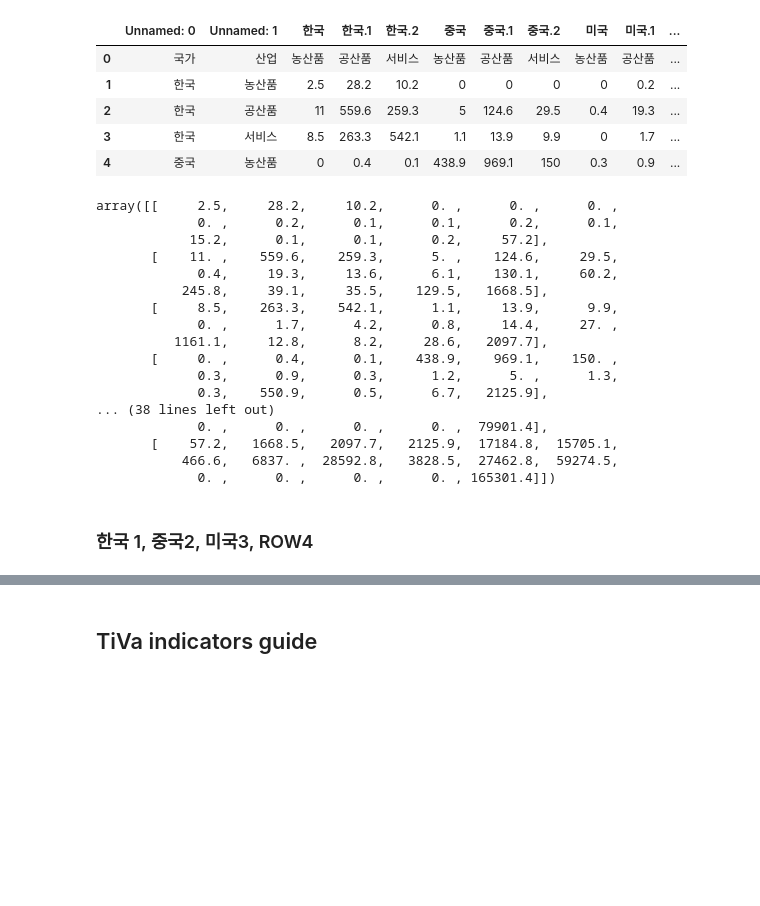
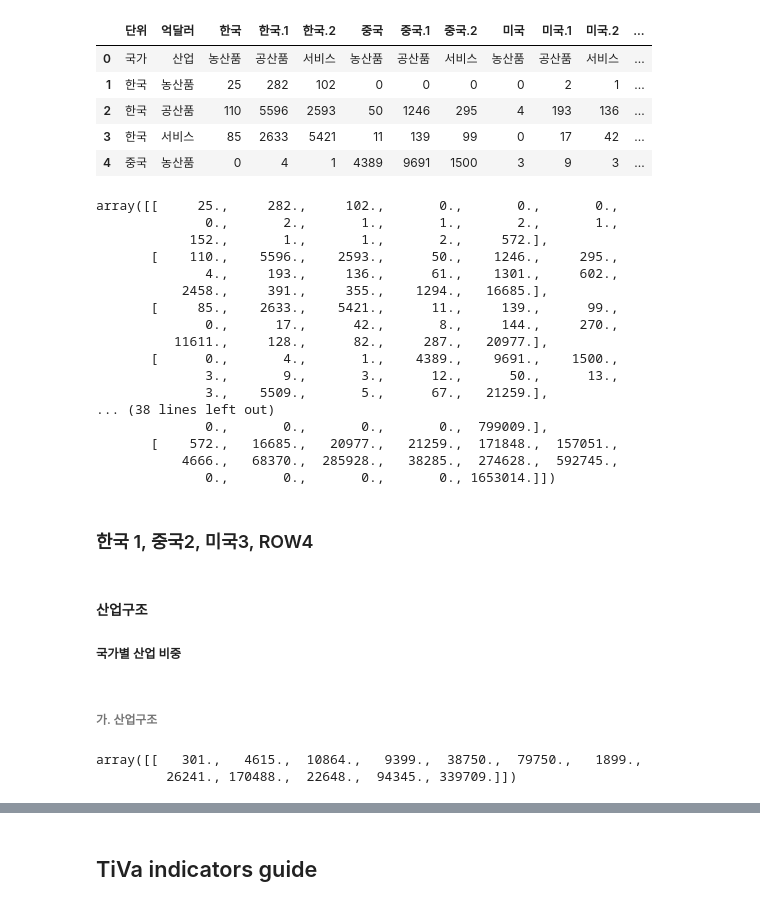
Before and after one commit to Tom-Jung/Tom-Jung, a Jupyter notebook: Ch8_1. ICIO_Indicators_0915.ipynb, the cells around one changed output, grey strips where cells are left out. Saved outputs shown, nothing was run; the diff lists cells and outputs as text; code cells hidden in the pictures; blank space fills up the shorter version.

```diff
--- a/Ch8_1. ICIO_Indicators_0915.ipynb
+++ b/Ch8_1. ICIO_Indicators_0915.ipynb
@@ -12,37 +11,50 @@ np.set_printoptions(precision=3,suppress=True) # 결과를 소수 3자리까지
 # %%
 # icio =pd.read_csv('/content/drive/MyDrive/ICIO/ICIO2021_2018.csv')
 # %%
-url_icio = "https://raw.githubusercontent.com/Tom-Jung/legendary-funicular/main/ICIO_4cons_3secs_1Fd.csv"  # 4국 9부문 2020년 ICIO 불러오기
+url_icio = "https://raw.githubusercontent.com/Tom-Jung/legendary-funicular/main/4cons_3secs_1fd_final.csv"  # 4국 9부문 2020년 ICIO 불러오기
 icio = pd.read_csv(url_icio)
 icio.head()
 # %% [output]
-|  | Unnamed: 0 | Unnamed: 1 | 한국 | 한국.1 | 한국.2 | 중국 | 중국.1 | 중국.2 | 미국 | 미국.1 | ... |
-| 0 | 국가 | 산업 | 농산품 | 공산품 | 서비스 | 농산품 | 공산품 | 서비스 | 농산품 | 공산품 | ... |
-| 1 | 한국 | 농산품 | 2.5 | 28.2 | 10.2 | 0 | 0 | 0 | 0 | 0.2 | ... |
-| 2 | 한국 | 공산품 | 11 | 559.6 | 259.3 | 5 | 124.6 | 29.5 | 0.4 | 19.3 | ... |
-| 3 | 한국 | 서비스 | 8.5 | 263.3 | 542.1 | 1.1 | 13.9 | 9.9 | 0 | 1.7 | ... |
-| 4 | 중국 | 농산품 | 0 | 0.4 | 0.1 | 438.9 | 969.1 | 150 | 0.3 | 0.9 | ... |
+|  | 단위 | 억달러 | 한국 | 한국.1 | 한국.2 | 중국 | 중국.1 | 중국.2 | 미국 | 미국.1 | 미국.2 | ... |
+| 0 | 국가 | 산업 | 농산품 | 공산품 | 서비스 | 농산품 | 공산품 | 서비스 | 농산품 | 공산품 | 서비스 | ... |
+| 1 | 한국 | 농산품 | 25 | 282 | 102 | 0 | 0 | 0 | 0 | 2 | 1 | ... |
+| 2 | 한국 | 공산품 | 110 | 5596 | 2593 | 50 | 1246 | 295 | 4 | 193 | 136 | ... |
+| 3 | 한국 | 서비스 | 85 | 2633 | 5421 | 11 | 139 | 99 | 0 | 17 | 42 | ... |
+| 4 | 중국 | 농산품 | 0 | 4 | 1 | 4389 | 9691 | 1500 | 3 | 9 | 3 | ... |
 # %%
 icio_1 = icio.to_numpy()
 icio_2=icio_1[1:,2:].astype(float)
 icio_2
 # %% [output]
-array([[     2.5,     28.2,     10.2,      0. ,      0. ,      0. ,
-             0. ,      0.2,      0.1,      0.1,      0.2,      0.1,
-            15.2,      0.1,      0.1,      0.2,     57.2],
-       [    11. ,    559.6,    259.3,      5. ,    124.6,     29.5,
-             0.4,     19.3,     13.6,      6.1,    130.1,     60.2,
-           245.8,     39.1,     35.5,    129.5,   1668.5],
-       [     8.5,    263.3,    542.1,      1.1,     13.9,      9.9,
-             0. ,      1.7,      4.2,      0.8,     14.4,     27. ,
-          1161.1,     12.8,      8.2,     28.6,   2097.7],
-       [     0. ,      0.4,      0.1,    438.9,    969.1,    150. ,
-             0.3,      0.9,      0.3,      1.2,      5. ,      1.3,
-             0.3,    550.9,      0.5,      6.7,   2125.9],
+array([[     25.,     282.,     102.,       0.,       0.,       0.,
+              0.,       2.,       1.,       1.,       2.,       1.,
+            152.,       1.,       1.,       2.,     572.],
+       [    110.,    5596.,    2593.,      50.,    1246.,     295.,
+              4.,     193.,     136.,      61.,    1301.,     602.,
+           2458.,     391.,     355.,    1294.,   16685.],
+       [     85.,    2633.,    5421.,      11.,     139.,      99.,
+              0.,      17.,      42.,       8.,     144.,     270.,
+          11611.,     128.,      82.,     287.,   20977.],
+       [      0.,       4.,       1.,    4389.,    9691.,    1500.,
+              3.,       9.,       3.,      12.,      50.,      13.,
+              3.,    5509.,       5.,      67.,   21259.],
 ... (38 lines left out)
-             0. ,      0. ,      0. ,      0. ,  79901.4],
-       [    57.2,   1668.5,   2097.7,   2125.9,  17184.8,  15705.1,
-           466.6,   6837. ,  28592.8,   3828.5,  27462.8,  59274.5,
-             0. ,      0. ,      0. ,      0. , 165301.4]])
+              0.,       0.,       0.,       0.,  799009.],
+       [    572.,   16685.,   20977.,   21259.,  171848.,  157051.,
+           4666.,   68370.,  285928.,   38285.,  274628.,  592745.,
+              0.,       0.,       0.,       0., 1653014.]])
 # %% [markdown]
 ### 한국 1, 중국2, 미국3, ROW4
+# %% [markdown]
+#### 산업구조
+##### 국가별 산업 비중
+# %% [markdown]
+###### 가. 산업구조
+# %%
+Mt = icio_2
+va = Mt[-2,:12].reshape([1,12]) # 산업별 부가가치
+ct = Mt[-1,:12].reshape([1,12])  # 산업별 산출액
+va
+# %% [output]
+array([[   301.,   4615.,  10864.,   9399.,  38750.,  79750.,   1899.,
+         26241., 170488.,  22648.,  94345., 339709.]])
```
Also changed, not shown: parts of 45 cells of this notebook.
